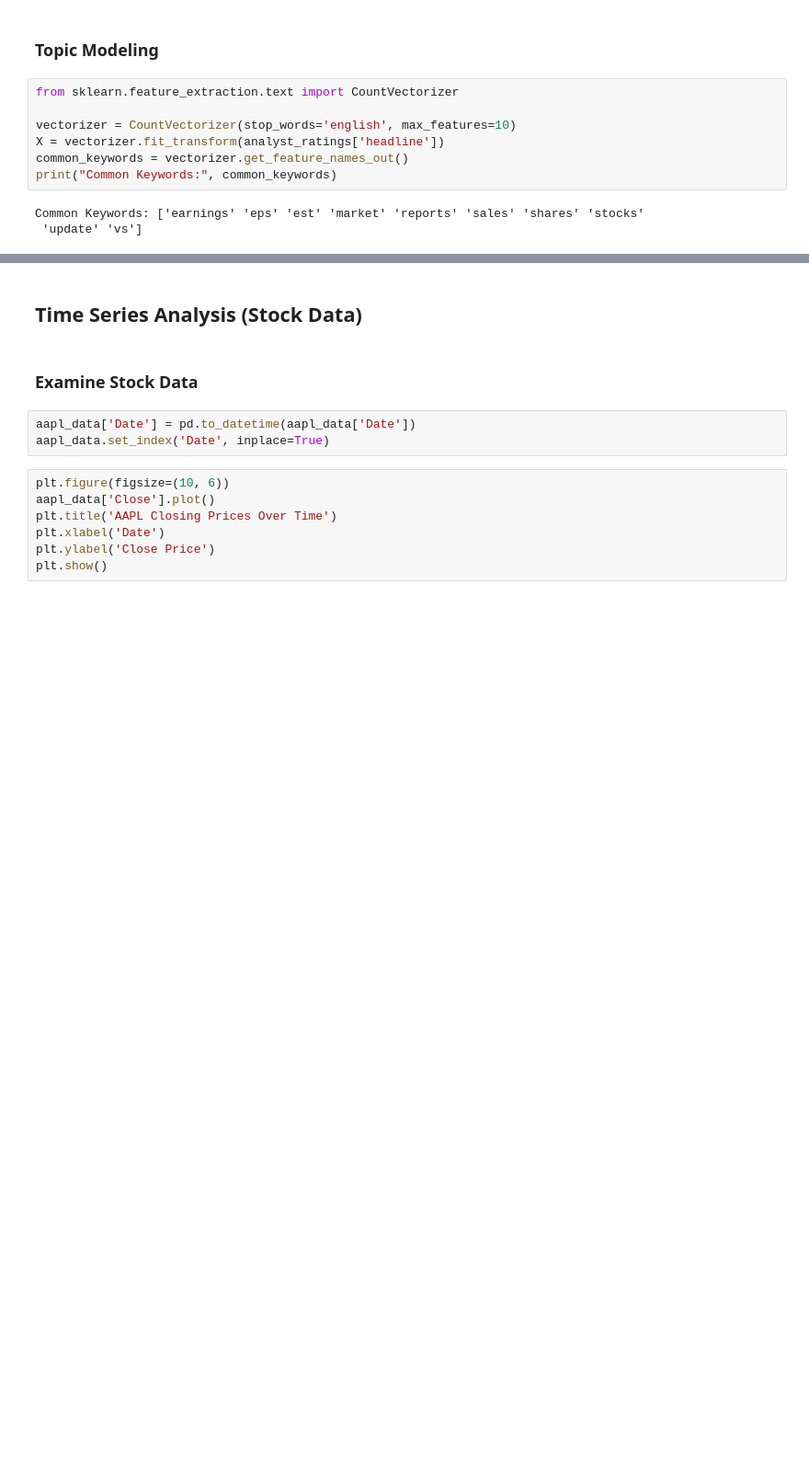
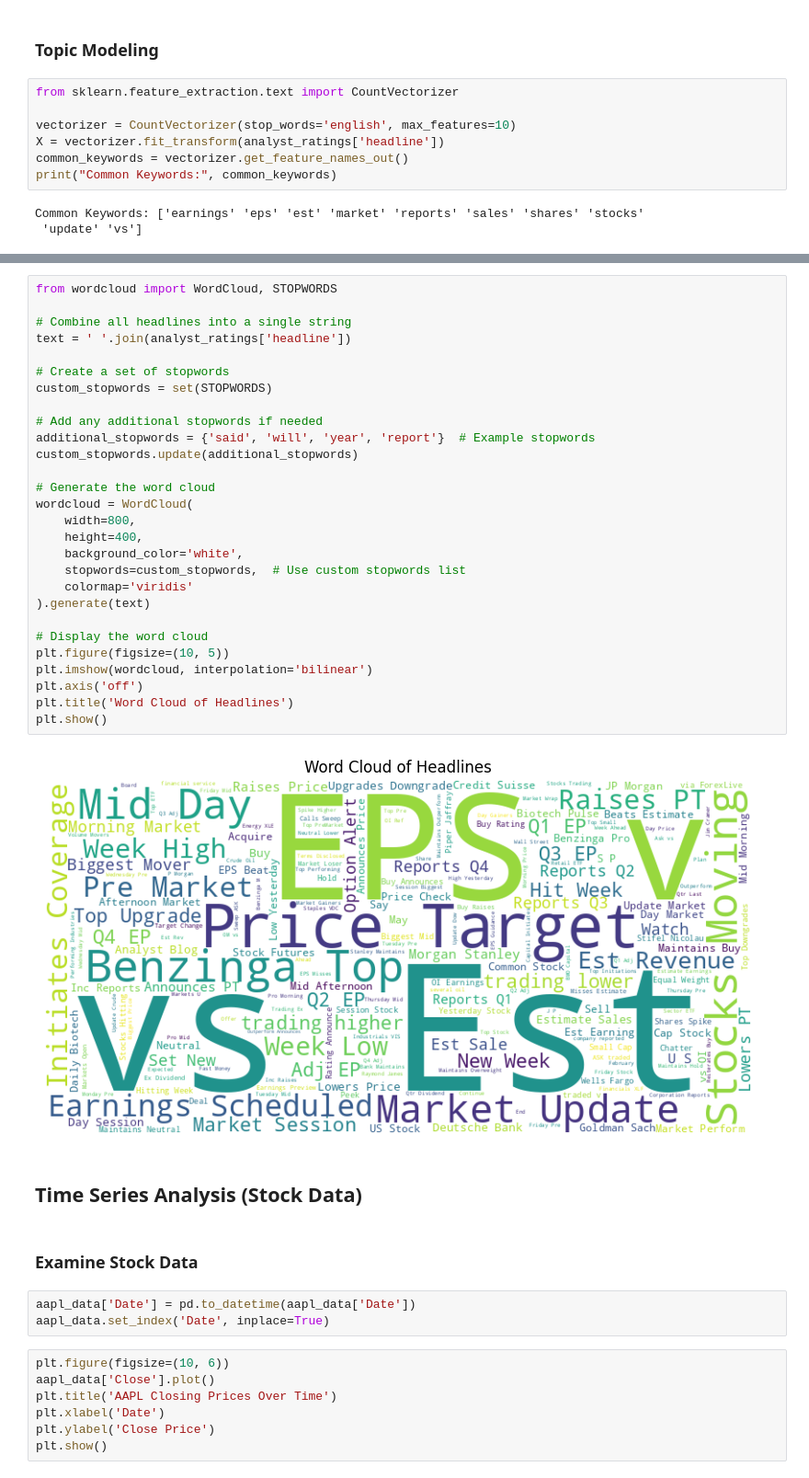
Before and after one commit to olaniSiyum/financial-news-analysis, a Jupyter notebook: notebooks/EDA.ipynb, the cells around one changed output, grey strips where cells are left out. Shown at 92% size. Cells and saved outputs as stored; diff of their text form; blank space fills up the shorter version.

```diff
--- a/notebooks/EDA.ipynb
+++ b/notebooks/EDA.ipynb
@@ -215,3 +269,33 @@ for topic_idx, topic in enumerate(lda.components_):
+# %%
+from wordcloud import WordCloud, STOPWORDS
+
+# Combine all headlines into a single string
+text = ' '.join(analyst_ratings['headline'])
+
+# Create a set of stopwords
+custom_stopwords = set(STOPWORDS)
+
+# Add any additional stopwords if needed
+additional_stopwords = {'said', 'will', 'year', 'report'}  # Example stopwords
+custom_stopwords.update(additional_stopwords)
+
+# Generate the word cloud
+wordcloud = WordCloud(
+    width=800,
+    height=400,
+    background_color='white',
+    stopwords=custom_stopwords,  # Use custom stopwords list
+    colormap='viridis'
+).generate(text)
+
+# Display the word cloud
+plt.figure(figsize=(10, 5))
+plt.imshow(wordcloud, interpolation='bilinear')
+plt.axis('off')
+plt.title('Word Cloud of Headlines')
+plt.show()
+# %% [output]
+[figure, added]
 # %% [markdown]
 ## Time Series Analysis (Stock Data)
 # %% [markdown]
```
Also changed, not shown: parts of 17 cells of this notebook, 5 other files.
